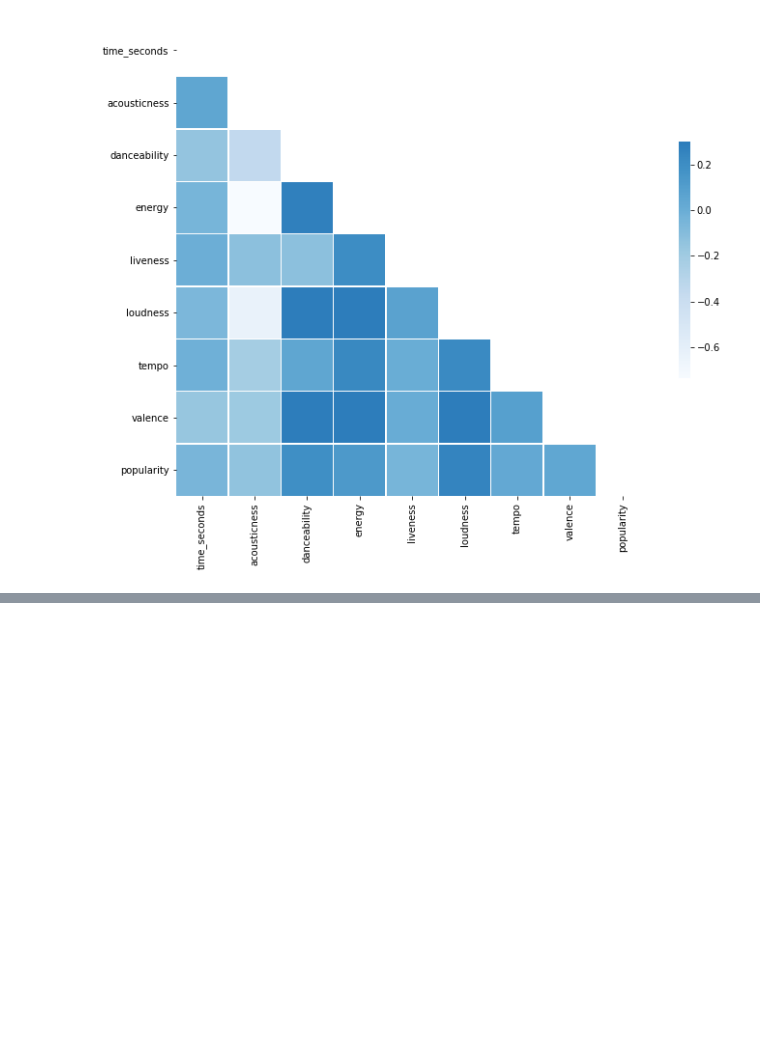
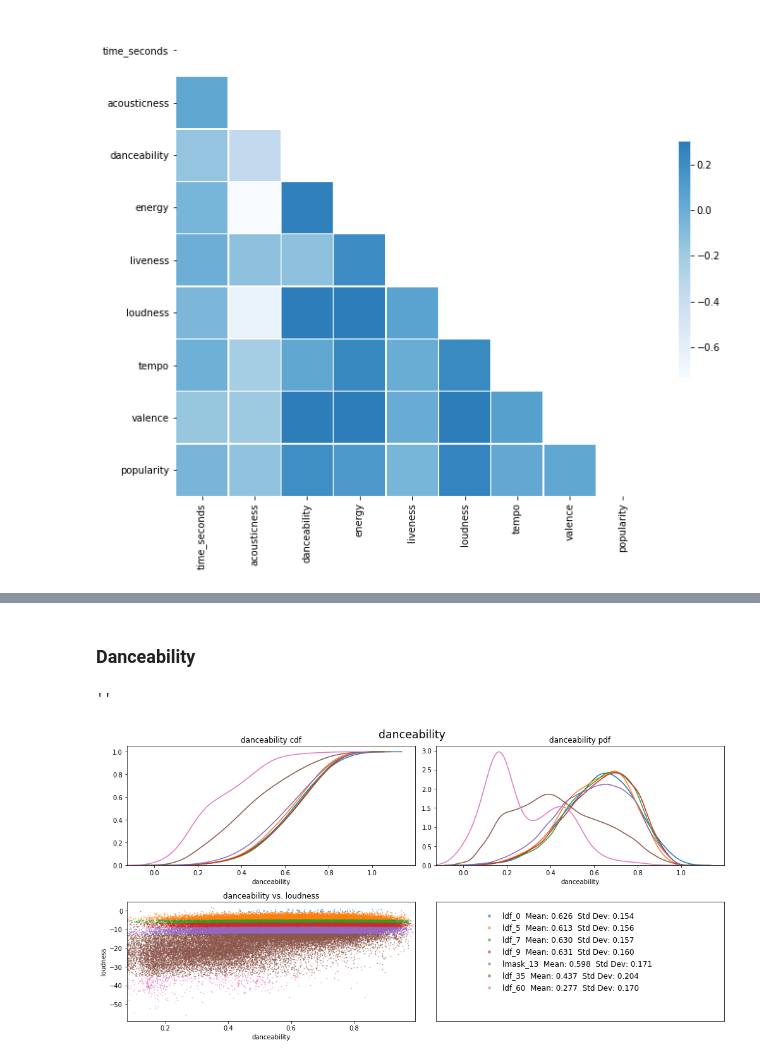
Before and after one commit to brentthayer1/capstone1, a Jupyter notebook: capstone1_eda.ipynb, the cells around one changed output, grey strips where cells are left out. Drawn from its saved outputs; the diff is of its cells as text; code cells hidden in the pictures; blank space fills up the shorter version.

```diff
--- a/capstone1_eda.ipynb
+++ b/capstone1_eda.ipynb
@@ -445,0 +530,15 @@ sns.heatmap(corr, mask=mask, cmap=cmap, vmax=.3, center=0,square=True, linewidth
+# %% [markdown]
+### Danceability
+# %%
+attribute = 'danceability'
+against = 'loudness'
+low, high = None, None
+fs = (14,7)
+
+cs1.master_plotter(ldf_lst, ldf_name_lst, attribute, against, low, high, fs)
+plt.suptitle(attribute, fontsize='xx-large', y=1)
+
+;
+# %% [output]
+''
+[figure, added]
```
Also changed, not shown: parts of 13 cells of this notebook, 1 other file.
